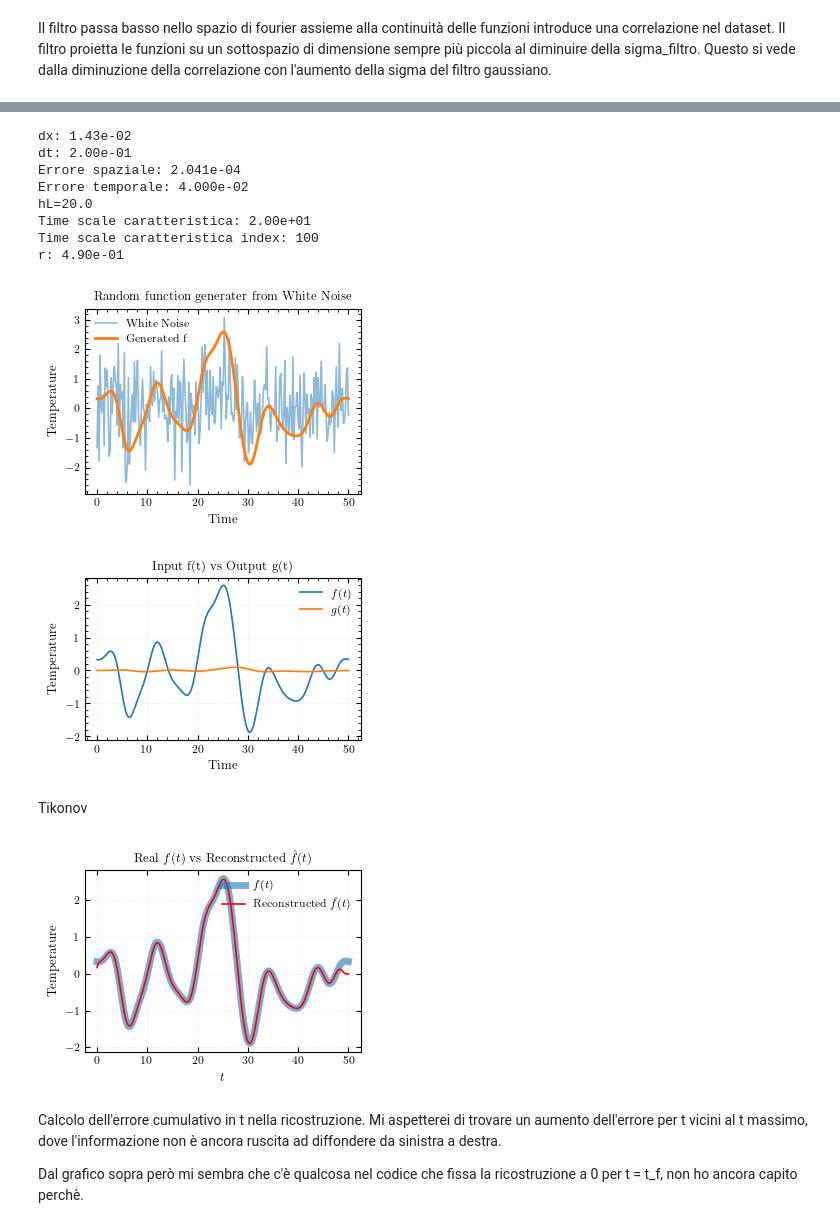
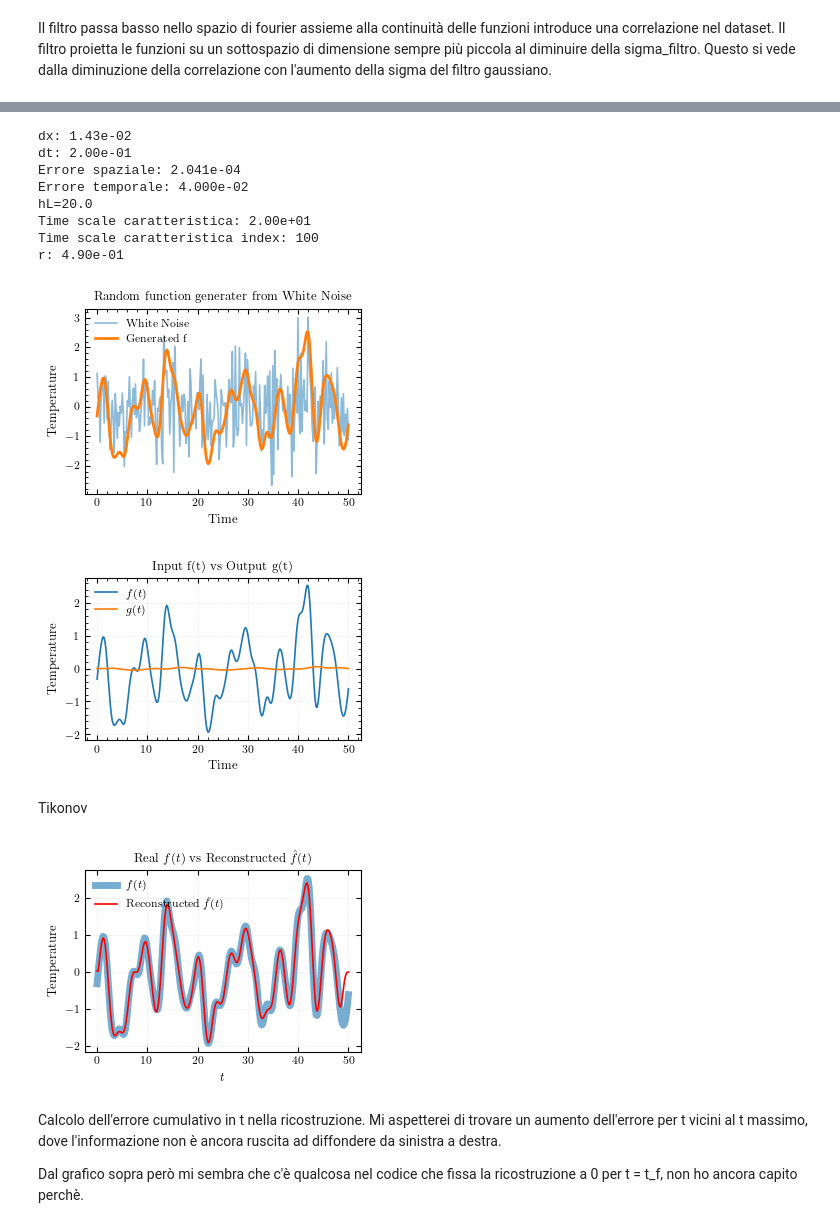
Before and after one commit to Sparisi01/RPM_implementation, a Jupyter notebook: test_random_function_generator.ipynb, the cells around one changed output, grey strips where cells are left out. Saved outputs shown, nothing was run; the diff lists cells and outputs as text; code cells hidden in the pictures.

```diff
--- a/test_random_function_generator.ipynb
+++ b/test_random_function_generator.ipynb
@@ -202,42 +243,40 @@ T[:,0] = 0 # Initial condition
 min_freq = 1/(t_array[-1]-t_array[1])
 
 sigma_filter=5*min_freq
-gaussian_filter = lambda k : np.exp(-(k**2)/(2*sigma_filter**2))
-
-f = generate_random_f_from_white_noise(t_array, gaussian_filter, verbose=True)
+f = generate_random_f_from_white_noise(t_array, l=1, verbose=True)
 T[0,0] = f[0]
 
 # Questo loop risolve step by step l'equazione implicità
 # A*T(n+1) = B*T(n) + b(n+1)
 for n in range(1,nt):
     b = B @ T[:,n-1]
     b[0] = f[n] # impongo dirichlet
     T[:,n] = lu_solve((lu, piv), b)
 
 # ----------------------------------------------------------
 
 plt.figure(figsize=(3.4, 2.2))
 plt.plot(t_array, T[0,:], label=r"$f(t)$")
 plt.plot(t_array, T[-1,:], label=r"$g(t)$")
 plt.legend()
 plt.minorticks_on()
 plt.grid()
 plt.xlabel(r"Time")
 plt.ylabel(r"Temperature")
 plt.tight_layout()
 plt.title("Input f(t) vs Output g(t)")
 plt.show()
 # %% [output]
 dx: 1.43e-02
 dt: 2.00e-01
 Errore spaziale: 2.041e-04
 Errore temporale: 4.000e-02
 hL=20.0
 Time scale caratteristica: 2.00e+01
 Time scale caratteristica index: 100
 r: 4.90e-01
-[figure, old version]
+[figure, new version]
-[figure, old version]
+[figure, new version]
 # %%
 def forward_simulation(f):
     # NOTE: questa riga va bene solo perchè io assumo che a
@@ -304,7 +343,7 @@ plt.tight_layout()
 plt.savefig("assets/tikonov_reconstructed_function.pdf")
 plt.show()
 # %% [output]
-[figure, old version]
+[figure, new version]
 # %% [markdown]
 Calcolo dell'errore cumulativo in t nella ricostruzione. Mi aspetterei di trovare un aumento dell'errore per t vicini al t massimo, dove l'informazione non è ancora ruscita ad diffondere da sinistra a destra.
 
```
Also changed, not shown: parts of 6 cells of this notebook, 7 other files.
